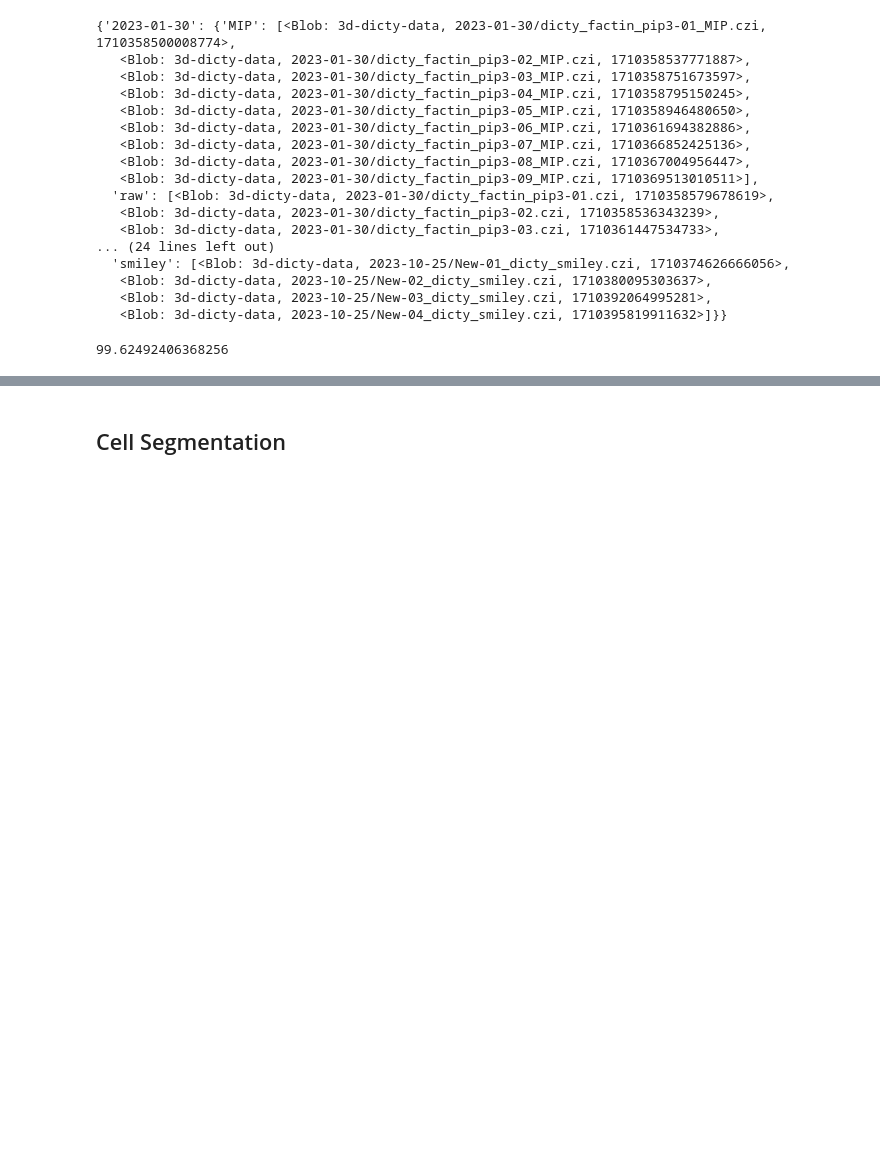
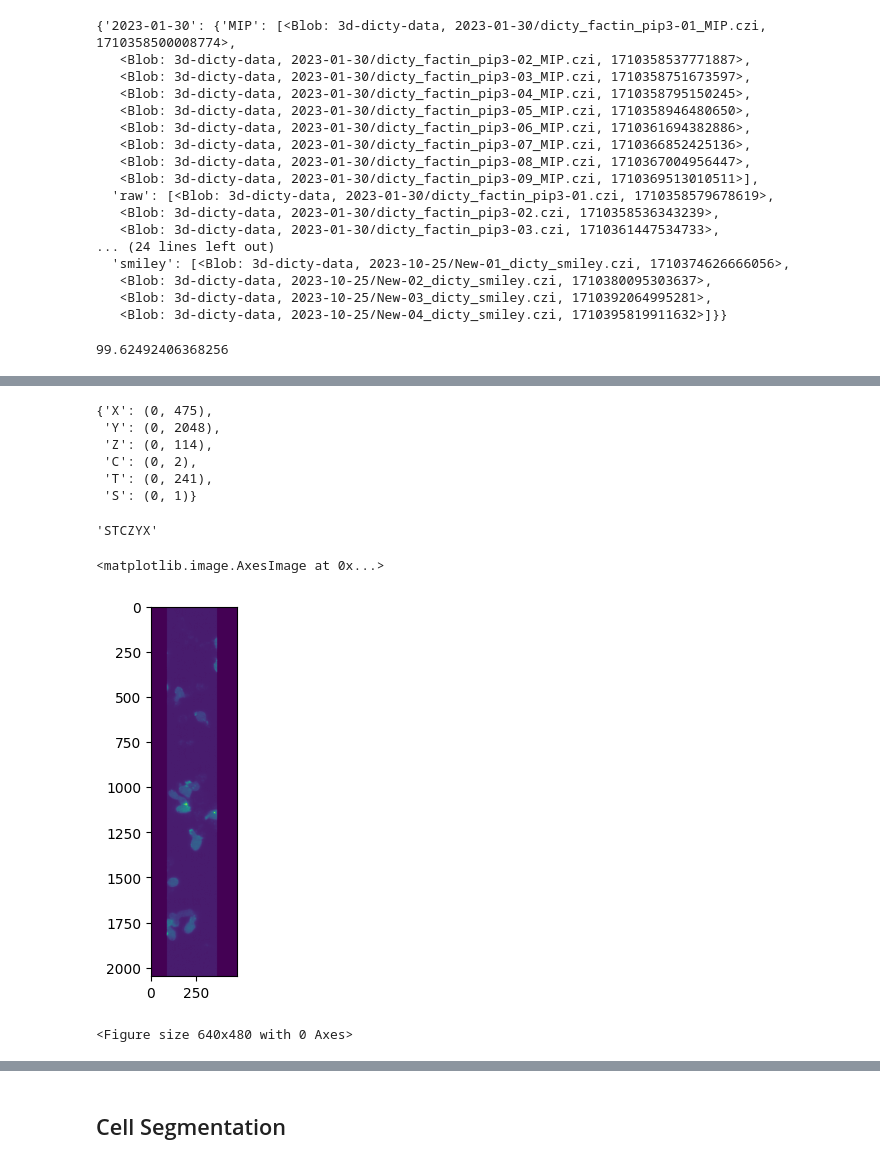
Before and after one commit to SammyAgrawal/ActinMotionPrediction, a Jupyter notebook: VideoProcessing.ipynb, the cells around one changed output, grey strips where cells are left out. Drawn from its saved outputs; the diff is of its cells as text; code cells hidden in the pictures; blank space fills up the shorter version.

Commit message:
Loaded and added tools for analyzing VideoProcsesing

```diff
--- a/VideoProcessing.ipynb
+++ b/VideoProcessing.ipynb
@@ -166,0 +163,55 @@ dicty_factin_pip3-01.czi  dicty_factin_pip3-05_processed.czi  New-04.czi
+# %%
+fname = "../dicty_factin_pip3-06_processed.czi"
+# %%
+video = CziFile(fname)
+# %%
+video.get_dims_shape()[0]
+# %% [output]
+{'X': (0, 475),
+ 'Y': (0, 2048),
+ 'Z': (0, 114),
+ 'C': (0, 2),
+ 'T': (0, 241),
+ 'S': (0, 1)}
+# %%
+video.dims
+# %% [output]
+'STCZYX'
+# %%
+def get_image(timestep, z_plane=50, czi=video, channel=0):
+    dims = video.get_dims_shape()[0]
+    timestep = timestep % dims['T'][-1]
+    z_plane = z_plane % dims['Z'][-1]
+    img, shp = video.read_image(S=0, Z=z_plane, T=timestep, C=channel)
+    #print(shp)
+    return(img.squeeze()) # returns (channels, Y, X)
+# %%
+plt.imshow(get_image(1))
+# %% [output]
+<matplotlib.image.AxesImage at 0x...>
+[figure, added]
+# %%
+import numpy as np
+import matplotlib.pyplot as plt
+from matplotlib.animation import FuncAnimation
+%matplotlib inline
+# Generate some random frames (Replace this with your video frames)
+num_frames = 241
+frame_width = 475
+frame_height = 2048
+frames = np.random.random((num_frames, frame_width, frame_height))
+
+# Create a function to update frames
+def update(frame):
+    plt.clf()  # Clear the previous frame
+    plt.imshow(get_image(frame))
+    plt.axis('off')  # Turn off axes
+    plt.title(f'Frame {frame}')  # Add frame number as title
+
+# Create the animation
+fig = plt.figure()
+ani = FuncAnimation(fig, update, frames=num_frames, blit=False, interval=200)
+
+plt.show()
+# %% [output]
+<Figure size 640x480 with 0 Axes>
```
Also changed, not shown: parts of 48 cells of this notebook.
